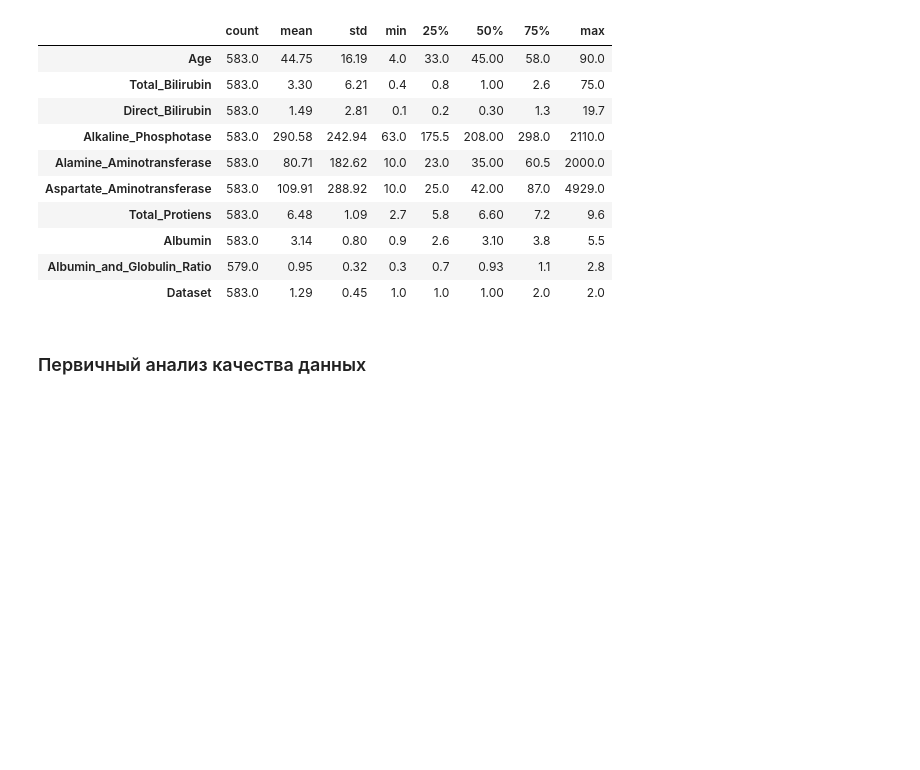
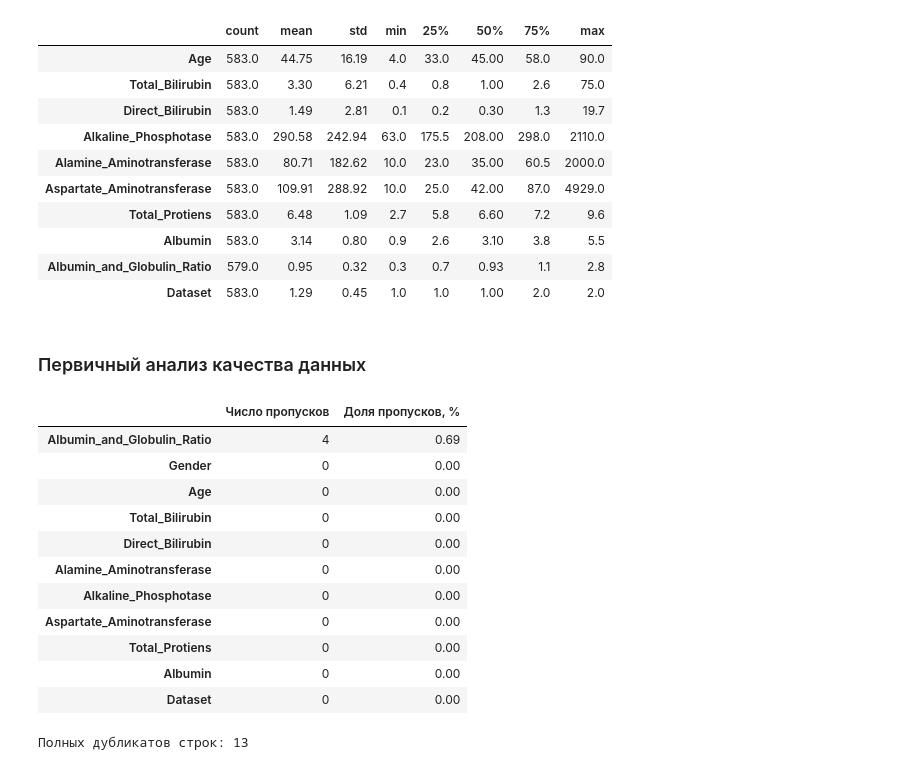
Before and after one commit to violllin/lab2_classification, a Jupyter notebook: lab2.ipynb, the cells around one changed output. Saved outputs shown, nothing was run; the diff lists cells and outputs as text; code cells hidden in the pictures; blank space fills up the shorter version.

```diff
--- a/lab2.ipynb
+++ b/lab2.ipynb
@@ -140,3 +139,24 @@ memory usage: 50.2 KB
 | Dataset | 583.0 | 1.29 | 0.45 | 1.0 | 1.0 | 1.00 | 2.0 | 2.0 |
 # %% [markdown]
 ### Первичный анализ качества данных
+# %%
+df_raw = df.copy()
+missing = df_raw.isna().sum().rename('Число пропусков').to_frame()
+missing['Доля пропусков, %'] = (df_raw.isna().mean() * 100).round(2)
+duplicate_count = int(df_raw.duplicated().sum())
+display(missing.sort_values('Число пропусков', ascending=False))
+print(f'Полных дубликатов строк: {duplicate_count}')
+# %% [output]
+|  | Число пропусков | Доля пропусков, % |
+| Albumin_and_Globulin_Ratio | 4 | 0.69 |
+| Gender | 0 | 0.00 |
+| Age | 0 | 0.00 |
+| Total_Bilirubin | 0 | 0.00 |
+| Direct_Bilirubin | 0 | 0.00 |
+| Alamine_Aminotransferase | 0 | 0.00 |
+| Alkaline_Phosphotase | 0 | 0.00 |
+| Aspartate_Aminotransferase | 0 | 0.00 |
+| Total_Protiens | 0 | 0.00 |
+| Albumin | 0 | 0.00 |
+| Dataset | 0 | 0.00 |
+Полных дубликатов строк: 13
```
Also changed, not shown: parts of 8 cells of this notebook.
